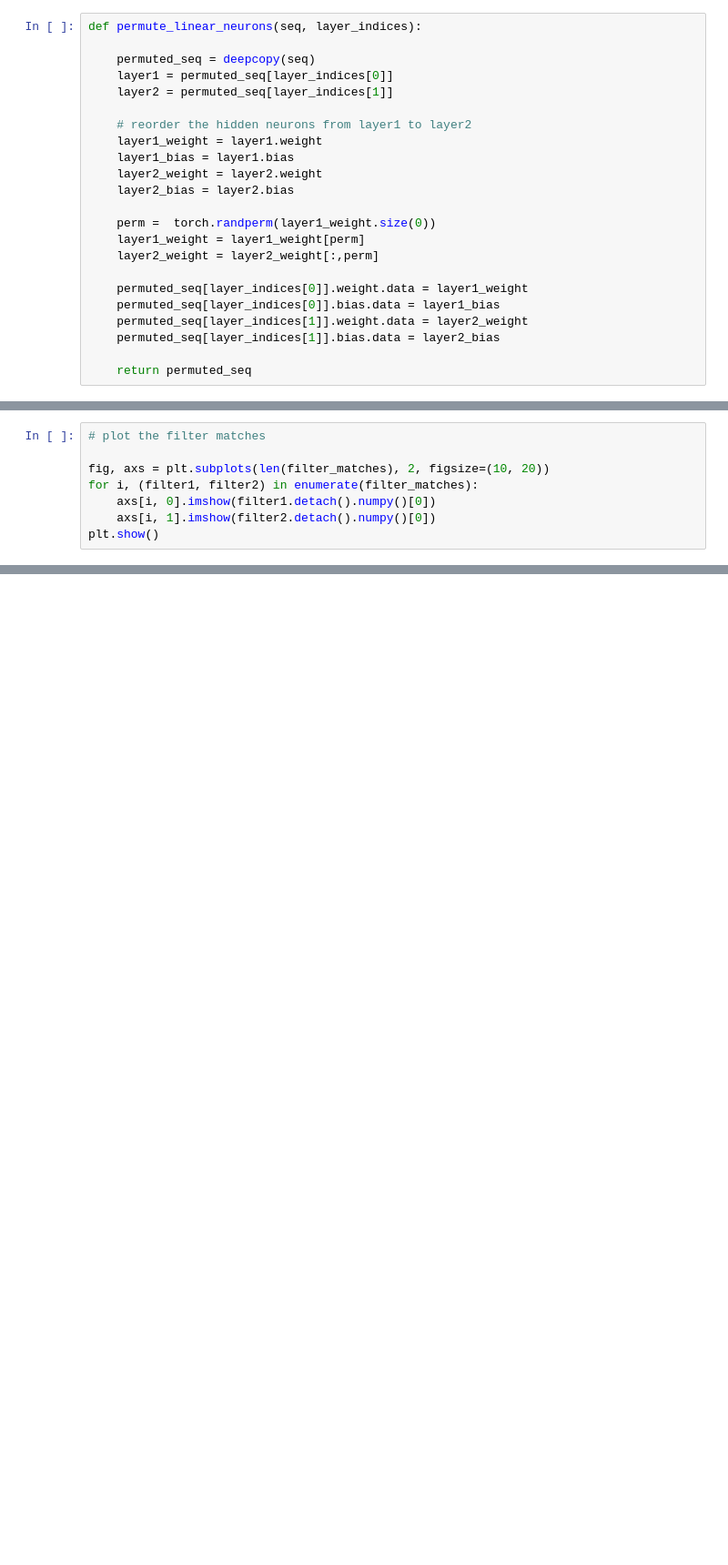
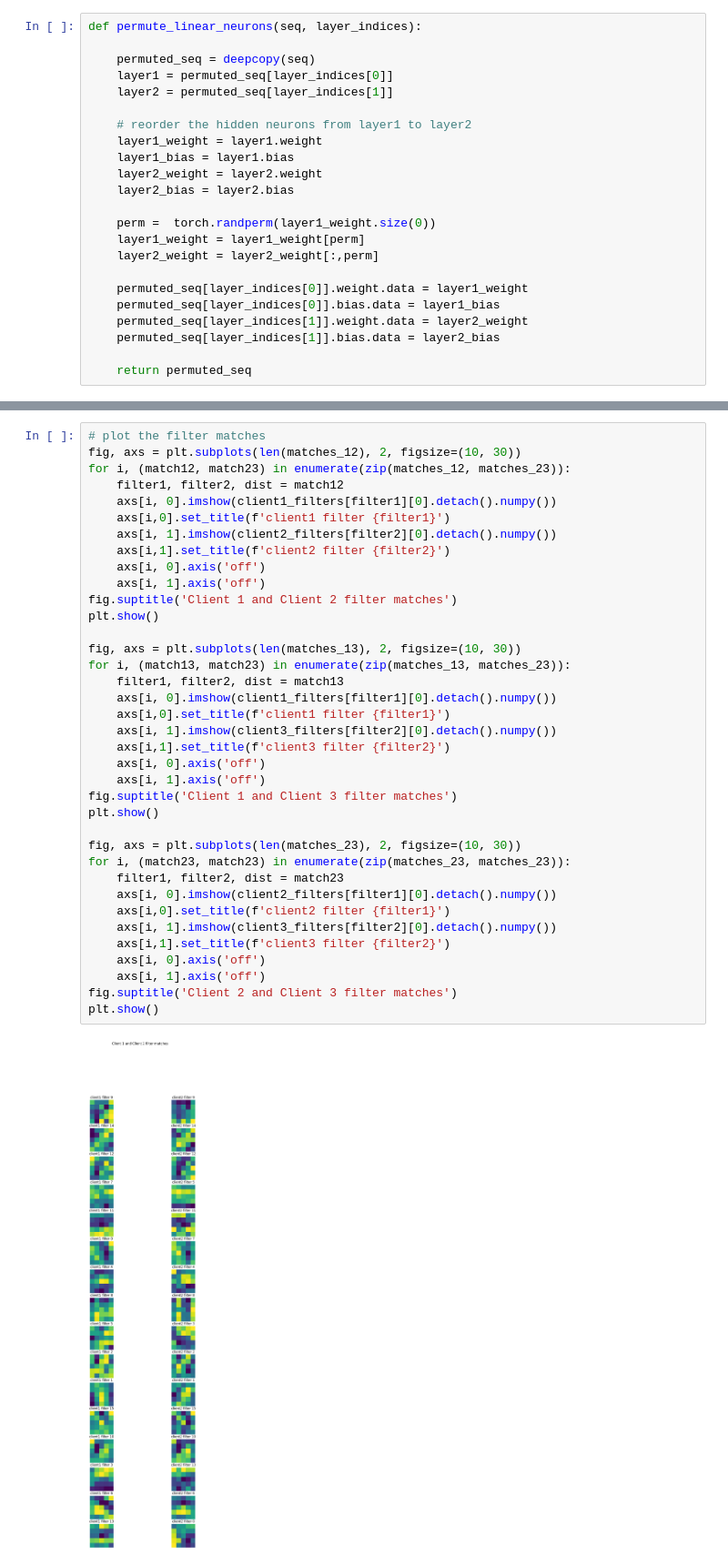
Before and after one commit to sidb70/clusterFL, a Jupyter notebook: experiments/layer_cluster.ipynb, the cells around one changed output, grey strips where cells are left out. Shown at 91% size. Saved outputs shown, nothing was run; the diff lists cells and outputs as text; blank space fills up the shorter version.

```diff
--- a/experiments/layer_cluster.ipynb
+++ b/experiments/layer_cluster.ipynb
@@ -135,8 +119,0 @@ for filter1 in client1_filters:
-# %%
-# plot the filter matches
-
-fig, axs = plt.subplots(len(filter_matches), 2, figsize=(10, 20))
-for i, (filter1, filter2) in enumerate(filter_matches):
-    axs[i, 0].imshow(filter1.detach().numpy()[0])
-    axs[i, 1].imshow(filter2.detach().numpy()[0])
-plt.show()
@@ -144,0 +156,39 @@ plt.show()
+# %%
+# plot the filter matches
+fig, axs = plt.subplots(len(matches_12), 2, figsize=(10, 30))
+for i, (match12, match23) in enumerate(zip(matches_12, matches_23)):
+    filter1, filter2, dist = match12
+    axs[i, 0].imshow(client1_filters[filter1][0].detach().numpy())
+    axs[i,0].set_title(f'client1 filter {filter1}')
+    axs[i, 1].imshow(client2_filters[filter2][0].detach().numpy())
+    axs[i,1].set_title(f'client2 filter {filter2}')
+    axs[i, 0].axis('off')
+    axs[i, 1].axis('off')
+fig.suptitle('Client 1 and Client 2 filter matches')
+plt.show()
+
+fig, axs = plt.subplots(len(matches_13), 2, figsize=(10, 30))
+for i, (match13, match23) in enumerate(zip(matches_13, matches_23)):
+    filter1, filter2, dist = match13
+    axs[i, 0].imshow(client1_filters[filter1][0].detach().numpy())
+    axs[i,0].set_title(f'client1 filter {filter1}')
+    axs[i, 1].imshow(client3_filters[filter2][0].detach().numpy())
+    axs[i,1].set_title(f'client3 filter {filter2}')
+    axs[i, 0].axis('off')
+    axs[i, 1].axis('off')
+fig.suptitle('Client 1 and Client 3 filter matches')
+plt.show()
+
+fig, axs = plt.subplots(len(matches_23), 2, figsize=(10, 30))
+for i, (match23, match23) in enumerate(zip(matches_23, matches_23)):
+    filter1, filter2, dist = match23
+    axs[i, 0].imshow(client2_filters[filter1][0].detach().numpy())
+    axs[i,0].set_title(f'client2 filter {filter1}')
+    axs[i, 1].imshow(client3_filters[filter2][0].detach().numpy())
+    axs[i,1].set_title(f'client3 filter {filter2}')
+    axs[i, 0].axis('off')
+    axs[i, 1].axis('off')
+fig.suptitle('Client 2 and Client 3 filter matches')
+plt.show()
+# %% [output]
+[figure, added]
```
Also changed, not shown: parts of 10 cells of this notebook.
